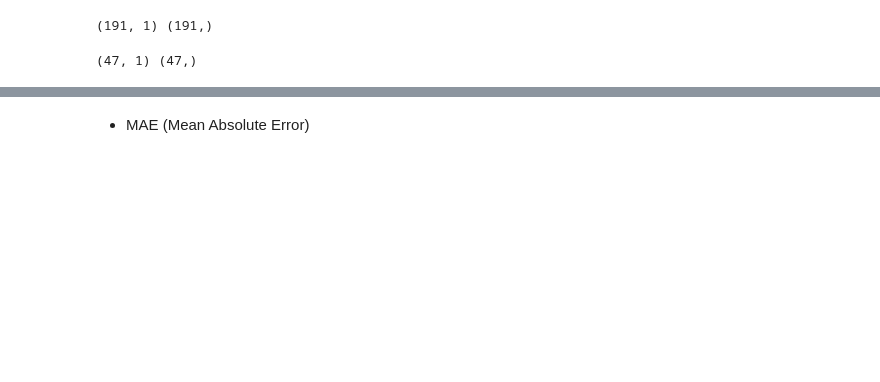
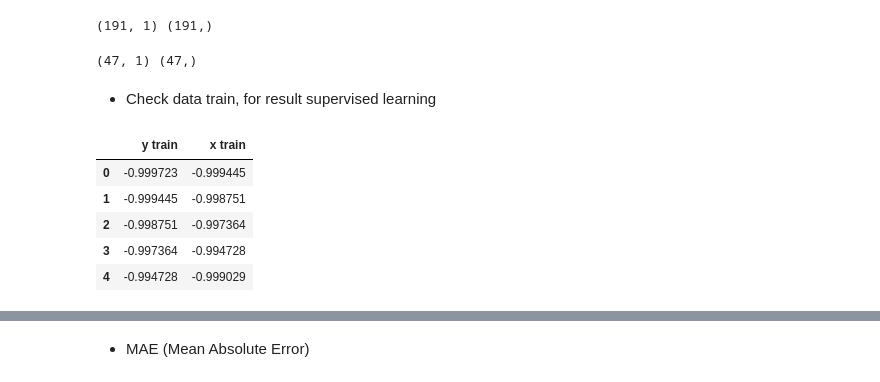
Before and after one commit to kusin/tensorflow-hotspot-v1, a Jupyter notebook: lstm-percobaan1.ipynb, the cells around one changed output, grey strips where cells are left out. Cells and saved outputs as stored; diff of their text form; code cells hidden in the pictures; blank space fills up the shorter version.

```diff
--- a/lstm-percobaan1.ipynb
+++ b/lstm-percobaan1.ipynb
@@ -198,0 +207,3 @@ print(train.shape, test.shape)
+# %%
+# set loc data train
+train_data = scaled_data[0:train_size,:]
@@ -244 +287,4 @@ testX, testY = create_dataset(test, look_back)
+# %%
+# set supervised learning for data train
+x_train, y_train = create_dataset(train_data, look_back)
 # %%
@@ -246,6 +293,25 @@ print(trainX.shape, trainY.shape)
 # %% [output]
 (191, 1) (191,)
 # %%
-print(testX.shape, testY.shape)
+# set supervised learning for data test
+x_test, y_test = create_dataset(test_data, look_back)
-# %% [output]
-(47, 1) (47,)
+# %%
+# view a dimension dataset after supervised learning
+print(x_test.shape, y_test.shape)
+# %% [output]
+(47, 1) (47,)
+# %% [markdown]
+- Check data train, for result supervised learning
+# %%
+temp_trainX = pd.DataFrame(x_train, columns=['y train'])
+temp_trainY = pd.DataFrame(y_train, columns=['x train'])
+# %%
+hasil_train = pd.concat([temp_trainX, temp_trainY], axis=1)
+hasil_train.head()
+# %% [output]
+|  | y train | x train |
+| 0 | -0.999723 | -0.999445 |
+| 1 | -0.999445 | -0.998751 |
+| 2 | -0.998751 | -0.997364 |
+| 3 | -0.997364 | -0.994728 |
+| 4 | -0.994728 | -0.999029 |
```
Also changed, not shown: parts of 62 cells of this notebook.
